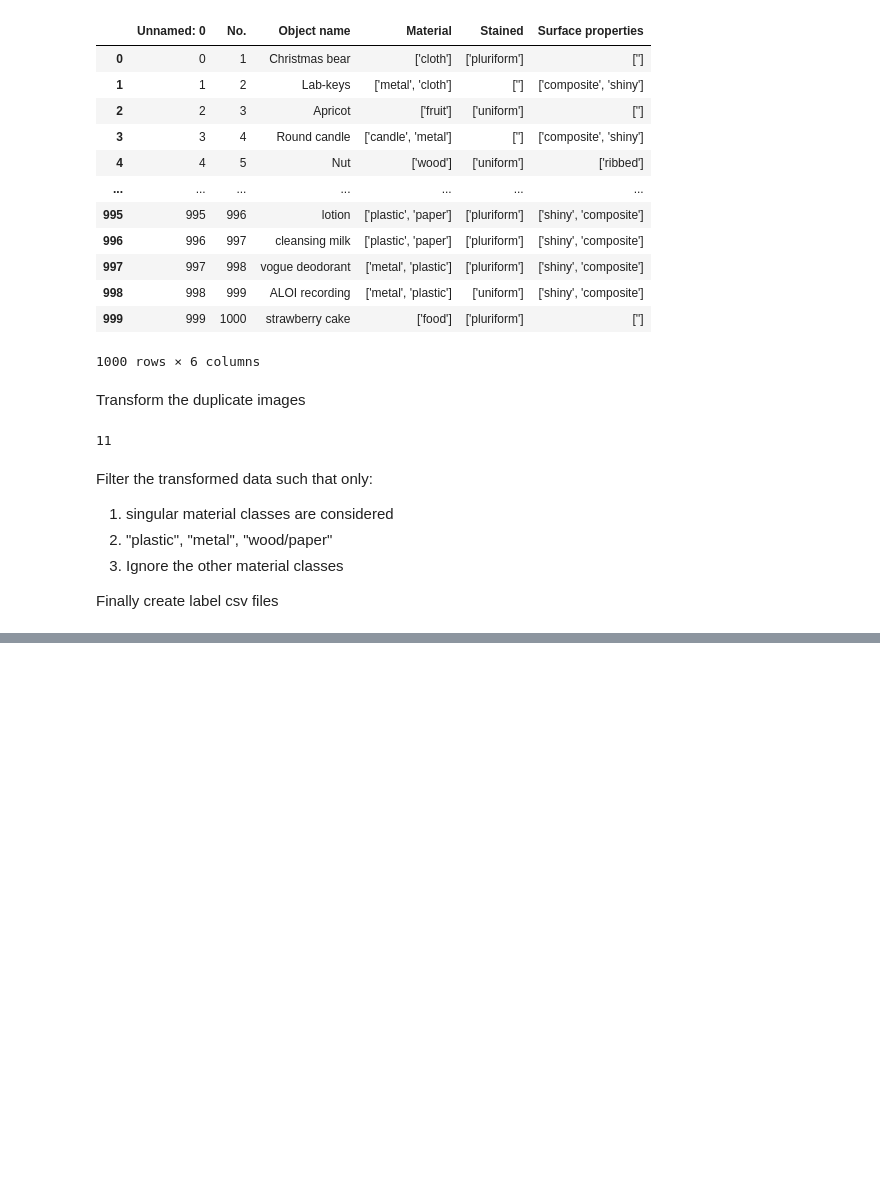
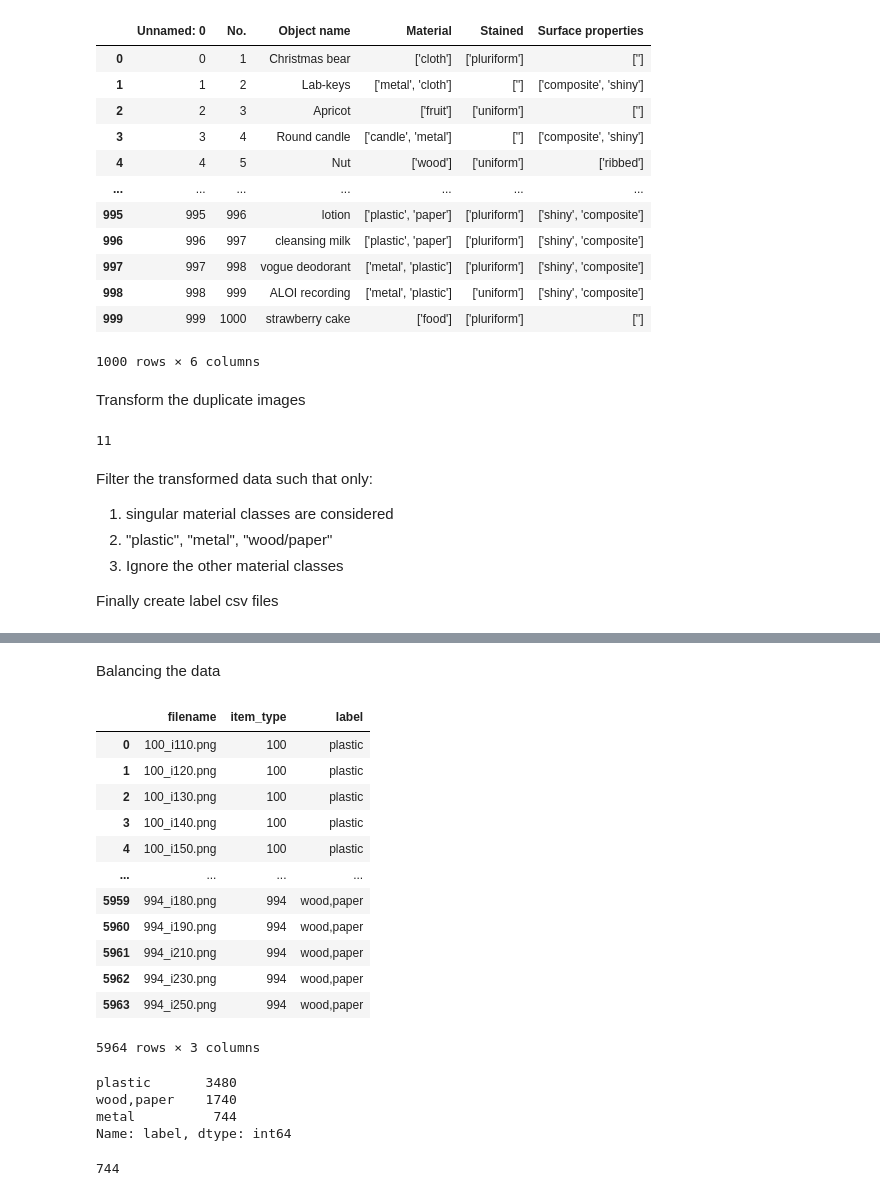
Before and after one commit to FYYHU/AI_V2, a Jupyter notebook: Filter.ipynb, the cells around one changed output, grey strips where cells are left out. Cells and saved outputs as stored; diff of their text form; code cells hidden in the pictures; blank space fills up the shorter version.

```diff
--- a/Filter.ipynb
+++ b/Filter.ipynb
@@ -121,2 +123,35 @@ pd_label
 # %%
 pd_label.to_csv('labels.csv', index=False)
+# %% [markdown]
+Balancing the data
+# %%
+pd_label = pd.read_csv('labels.csv')
+pd_label
+# %% [output]
+|  | filename | item_type | label |
+| 0 | 100_i110.png | 100 | plastic |
+| 1 | 100_i120.png | 100 | plastic |
+| 2 | 100_i130.png | 100 | plastic |
+| 3 | 100_i140.png | 100 | plastic |
+| 4 | 100_i150.png | 100 | plastic |
+| ... | ... | ... | ... |
+| 5959 | 994_i180.png | 994 | wood,paper |
+| 5960 | 994_i190.png | 994 | wood,paper |
+| 5961 | 994_i210.png | 994 | wood,paper |
+| 5962 | 994_i230.png | 994 | wood,paper |
+| 5963 | 994_i250.png | 994 | wood,paper |
+5964 rows × 3 columns
+# %%
+#frequency of each class
+pd_label['label'].value_counts()
+# %% [output]
+plastic       3480
+wood,paper    1740
+metal          744
+Name: label, dtype: int64
+# %%
+#downsample the data based on the frequency of each class we'll use the minimum frequency as the threshold
+min_freq = pd_label['label'].value_counts().min()
+min_freq
+# %% [output]
+744
```
Also changed, not shown: parts of 7 cells of this notebook, 3 other files.
